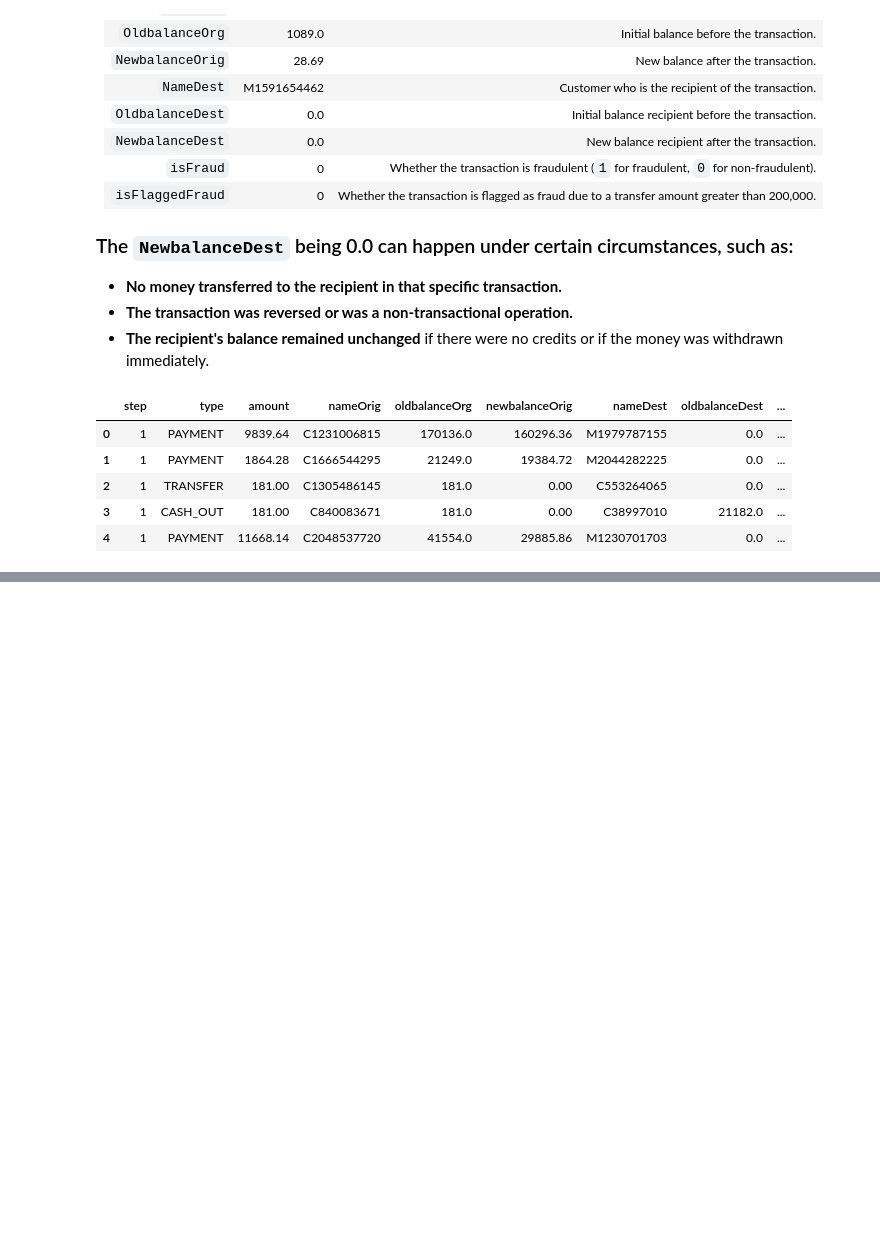
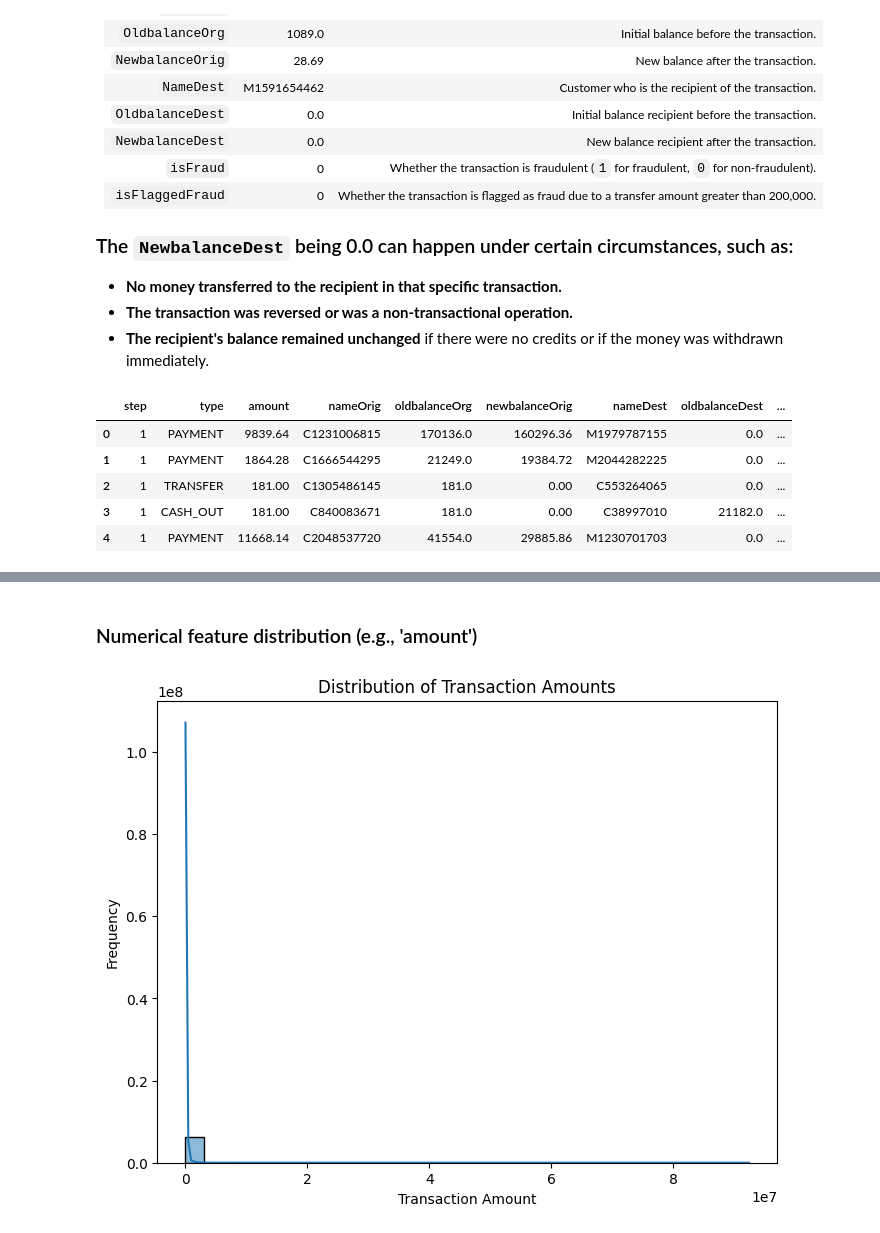
Before and after one commit to vijay8672/AI-DRIVEN-FRAUDGUARD-ADVANCED-FRAUD-DETECTION-SYSTEM, a Jupyter notebook: notebooks/EDA.ipynb, the cells around one changed output, grey strips where cells are left out. Cells and saved outputs as stored; diff of their text form; code cells hidden in the pictures; blank space fills up the shorter version.

```diff
--- a/notebooks/EDA.ipynb
+++ b/notebooks/EDA.ipynb
@@ -42,0 +215,18 @@ df.shape
+# %% [markdown]
+### Numerical feature distribution (e.g., 'amount')
+# %%
+# Set figure size before the plot
+plt.figure(figsize=(8, 6))
+
+# Plot histogram with KDE
+sns.histplot(df['amount'], kde=True, bins=30)
+
+# Add labels and title
+plt.xlabel('Transaction Amount')
+plt.ylabel('Frequency')
+plt.title('Distribution of Transaction Amounts')
+
+# Show the plot
+plt.show()
+# %% [output]
+[figure, added]
```
Also changed, not shown: parts of 29 cells of this notebook, 2 other files.
